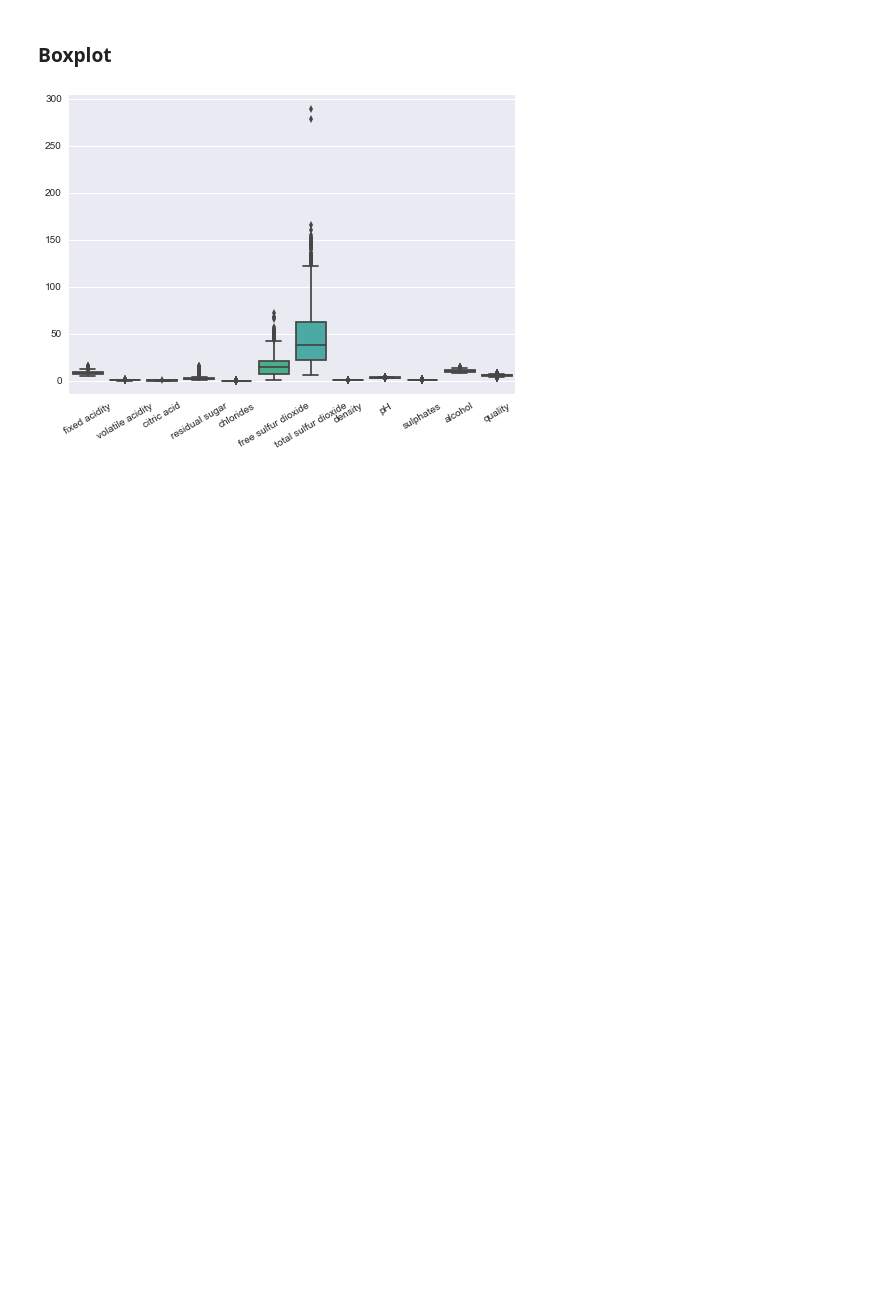
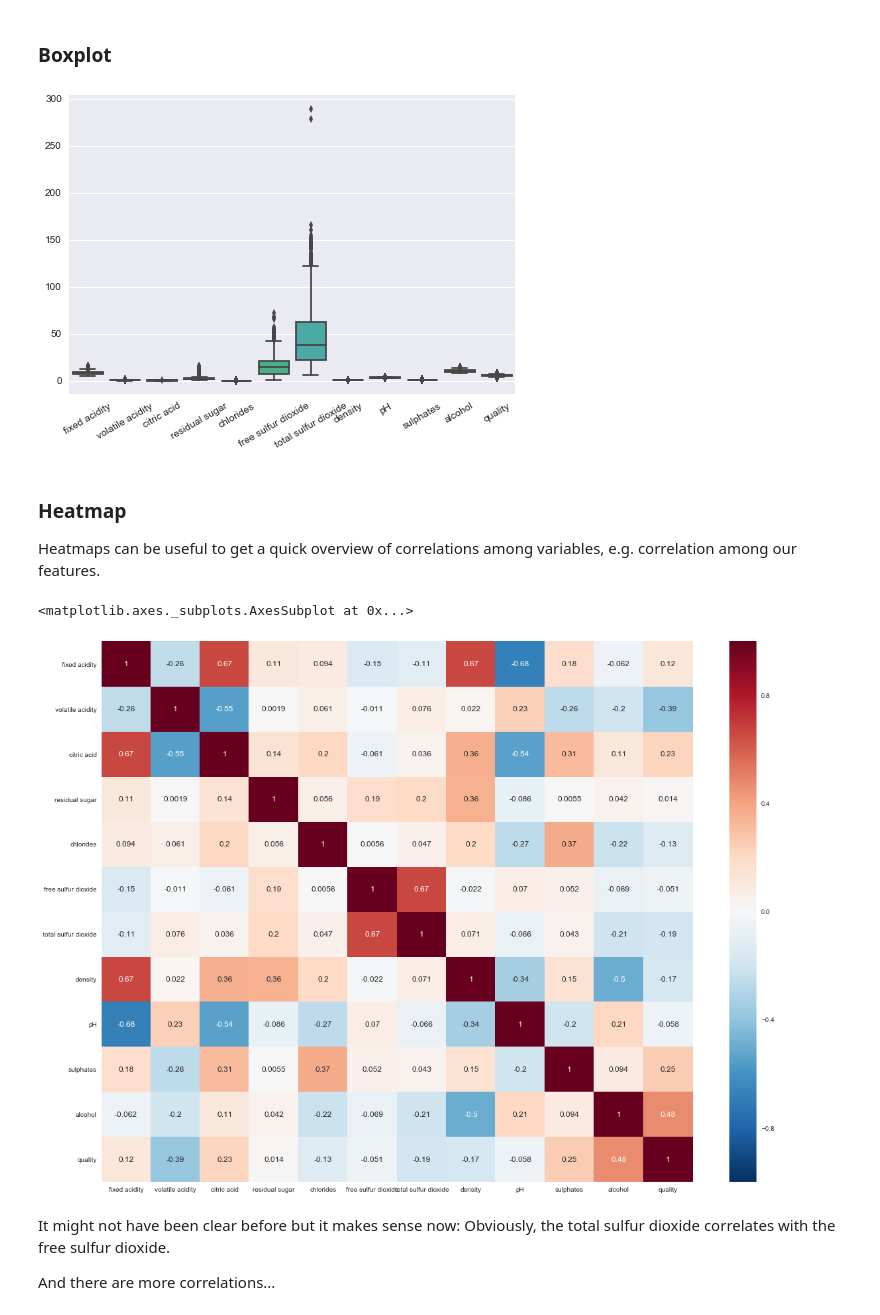
Before and after one commit to UniversityOfCambridgeDIAL/IntroToML, a Jupyter notebook: Day1/Day1-PartD-VisualisingData.ipynb, the cells around one changed output. Saved outputs shown, nothing was run; the diff lists cells and outputs as text; code cells hidden in the pictures; blank space fills up the shorter version.

Commit message:
Added heatmap

```diff
--- a/Day1/Day1-PartD-VisualisingData.ipynb
+++ b/Day1/Day1-PartD-VisualisingData.ipynb
@@ -126,3 +126,18 @@ plotty.set_xticklabels(plotty.get_xticklabels(), rotation=30)
 plt.show()
 # %% [output]
 [figure]
+# %% [markdown]
+### Heatmap
+
+Heatmaps can be useful to get a quick overview of correlations among variables, e.g. correlation among our features.
+# %%
+f, ax = plt.subplots(figsize=(20,15))
+sns.heatmap(data.corr(), annot=True)
+# %% [output]
+<matplotlib.axes._subplots.AxesSubplot at 0x...>
+[figure, added]
+# %% [markdown]
+It might not have been clear before but it makes sense now:
+Obviously, the total sulfur dioxide correlates with the free sulfur dioxide.
+
+And there are more correlations...
```
